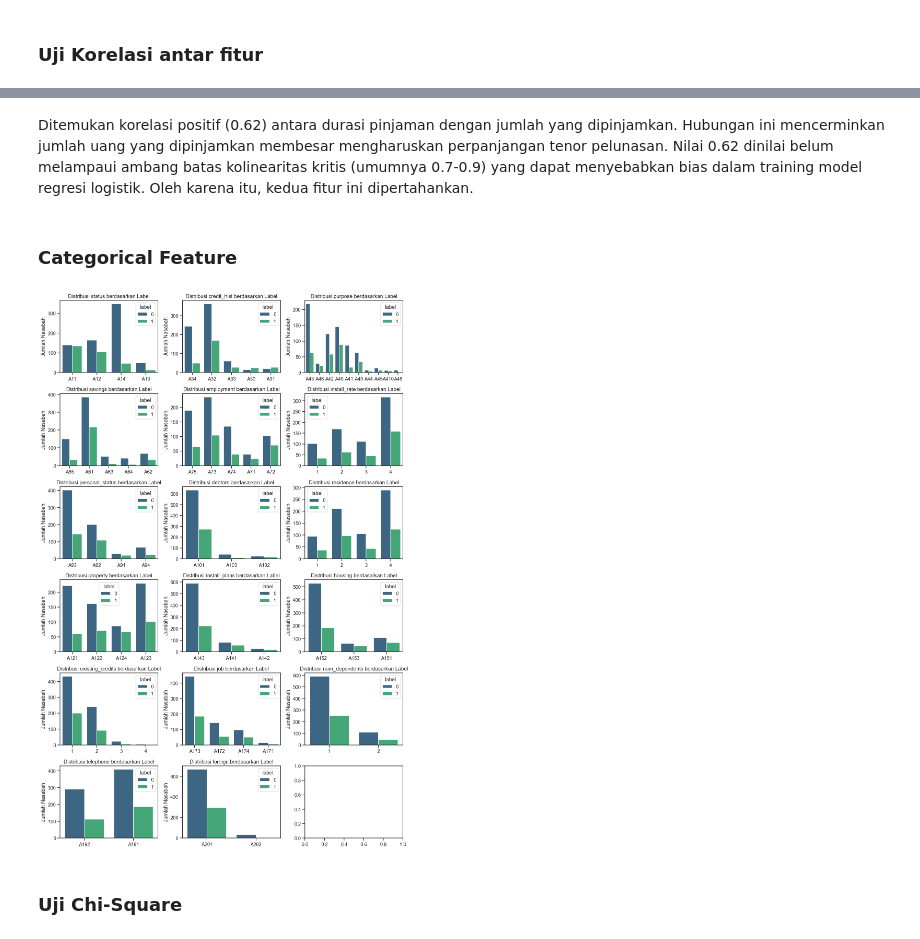
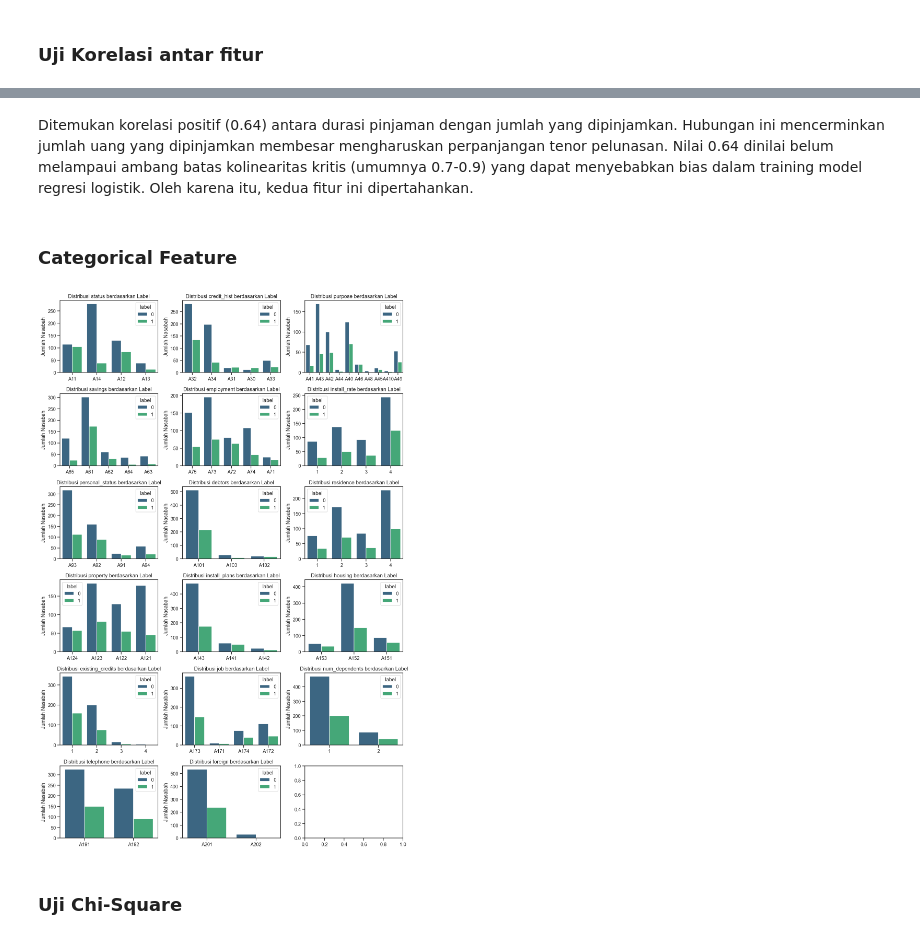
Before and after one commit to Z1danp/credit-risk, a Jupyter notebook: notebook.ipynb, the cells around one changed output, grey strips where cells are left out. Saved outputs shown, nothing was run; the diff lists cells and outputs as text; code cells hidden in the pictures.

```diff
--- a/notebook.ipynb
+++ b/notebook.ipynb
@@ -17,7 +17,7 @@ col_name = [
       'status', 'duration', 'credit_hist', 'purpose', 'amount', 'savings', 'employment', 'install_rate', 'personal_status', 'debtors', 'residence', 'property', 'age', 'install_plans', 'housing', 'existing_credits', 'job', 'num_dependents', 'telephone', 'foreign', 'label'
 ]
 
-df = pd.read_csv('statlog/german.data', sep=r'\s+', names=col_name, header=None)
+df = pd.read_csv('data/german.data', sep=r'\s+', names=col_name, header=None)
 df.info()
 # %% [output]
 <class 'pandas.DataFrame'>
@@ -121,6 +121,20 @@ Komitmen keuangan nasabah pada institusi lain.
 * **1**: Nasabah buruk
 # %% [markdown]
 ## Analisis Univariate
+# %%
+from sklearn.model_selection import train_test_split
+# Mapping label target, baik = 0, buruk = 1
+df['label'] = df['label'].map({1: 0, 2: 1})
+X = df.drop(columns=['label'])
+y = df['label']
+
+
+X_train, X_test, y_train, y_test = train_test_split(
+    X, y, test_size=0.2, random_state=42, stratify=y
+)
+
+train_df = X_train.copy()
+train_df['label'] = y_train.values
 # %% [markdown]
 ### Distribusi Target
 # %%
@@ -188,8 +201,8 @@ from scipy.stats import pointbiserialr
 num_analysis = []
 
 for col in num_cat:
-    corr, p_val = pointbiserialr(df[col], df['label'])
-    skew = df[col].skew()
+    corr, p_val = pointbiserialr(train_df[col], train_df['label'])
+    skew = train_df[col].skew()
     num_analysis.append({'feature': col, 'correlation': corr, 'p_value': p_val, 'skew': skew})
 num_df = pd.DataFrame(num_analysis)
 num_df.sort_values(by='correlation', ascending=False)
@@ -212,24 +225,24 @@ plt.show()
 # %% [markdown]
-Ditemukan korelasi positif (0.62) antara durasi pinjaman dengan jumlah yang dipinjamkan. Hubungan ini mencerminkan jumlah uang yang dipinjamkan membesar mengharuskan perpanjangan tenor pelunasan. Nilai 0.62 dinilai belum melampaui ambang batas kolinearitas kritis (umumnya 0.7-0.9) yang dapat menyebabkan bias dalam training model regresi logistik. Oleh karena itu, kedua fitur ini dipertahankan.
+Ditemukan korelasi positif (0.64) antara durasi pinjaman dengan jumlah yang dipinjamkan. Hubungan ini mencerminkan jumlah uang yang dipinjamkan membesar mengharuskan perpanjangan tenor pelunasan. Nilai 0.64 dinilai belum melampaui ambang batas kolinearitas kritis (umumnya 0.7-0.9) yang dapat menyebabkan bias dalam training model regresi logistik. Oleh karena itu, kedua fitur ini dipertahankan.
 # %% [markdown]
 ### Categorical Feature
 # %%
 cat_filter = ['duration', 'amount', 'age', 'label']
-cat_feat = df.drop(columns=cat_filter).columns.tolist()
+cat_feat = train_df.drop(columns=cat_filter).columns.tolist()
 
 fig, axes = plt.subplots(nrows=6, ncols=3, figsize=(12, 18))
 axes = axes.flatten()
 
 for i, col in enumerate(cat_feat):
-    sns.countplot(data=df, x=col, hue='label', ax=axes[i], palette='viridis')
+    sns.countplot(data=train_df, x=col, hue='label', ax=axes[i], palette='viridis')
 
     axes[i].set_title(f'Distribusi {col} berdasarkan Label')
     axes[i].set_xlabel('')
     axes[i].set_ylabel('Jumlah Nasabah')
 plt.tight_layout()
 plt.show()
 # %% [output]
-[figure, old version]
+[figure, new version]
 # %% [markdown]
 ### Uji Chi-Square
 # %%
```
Also changed, not shown: parts of 40 cells of this notebook.
